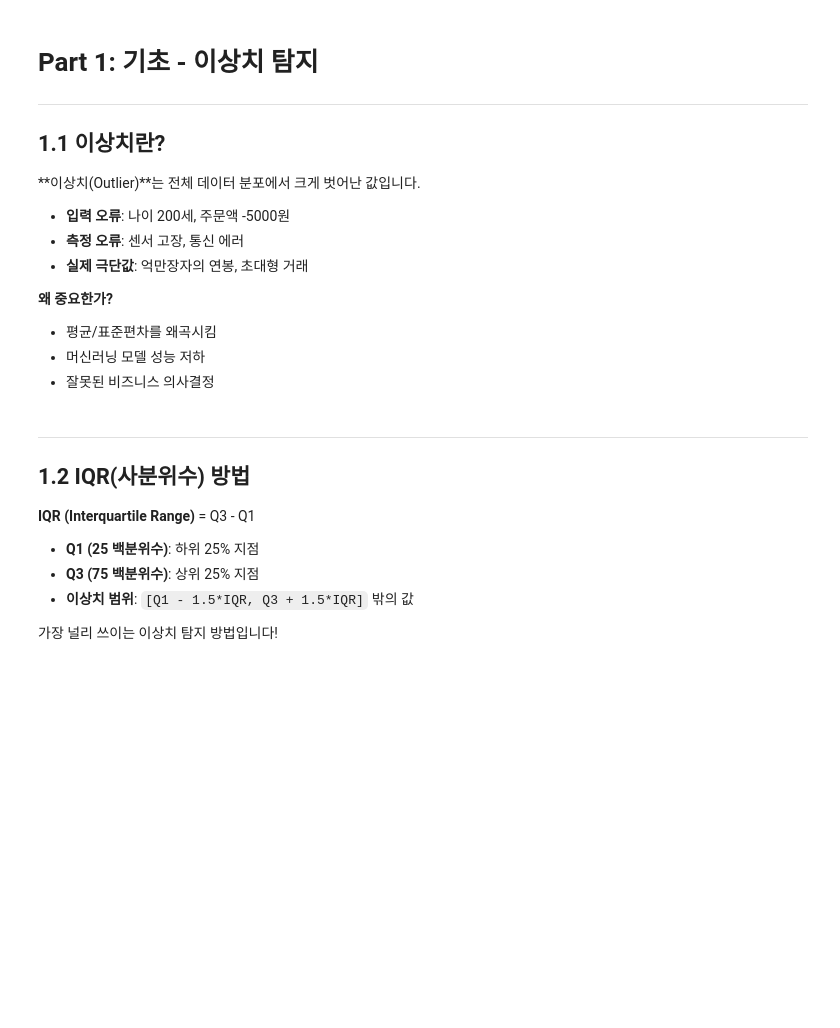
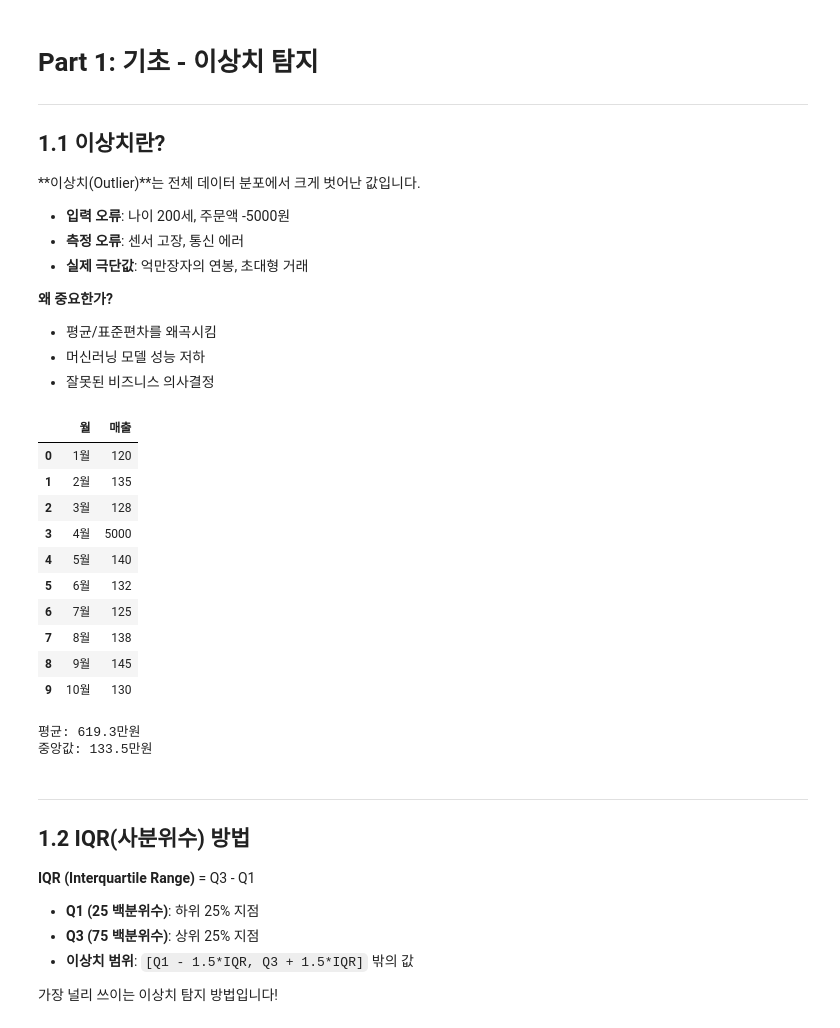
Before and after one commit to bookschooler/DS-newbie, a Jupyter notebook: week2/Day5_1_이상치_및_데이터_정제_Outliers_Cleaning.ipynb, the cells around one changed output. Cells and saved outputs as stored; diff of their text form; code cells hidden in the pictures; blank space fills up the shorter version.

```diff
--- a/week2/Day5_1_이상치_및_데이터_정제_Outliers_Cleaning.ipynb
+++ b/week2/Day5_1_이상치_및_데이터_정제_Outliers_Cleaning.ipynb
@@ -50,18 +55,30 @@
 # %%
-import pandas as pd
-import numpy as np
-import plotly.express as px
-import plotly.graph_objects as go
 
 # 샘플 데이터: 월별 매출 (단위: 만원)
 sales_data = pd.DataFrame({
     '월': ['1월', '2월', '3월', '4월', '5월', '6월', '7월', '8월', '9월', '10월'],
     '매출': [120, 135, 128, 5000, 140, 132, 125, 138, 145, 130]  # 4월에 이상치!
 })
 
-print(sales_data)
-print(f"\n평균: {sales_data['매출'].mean():.1f}만원")  # 이상치 때문에 왜곡됨
-print(f"중앙값: {sales_data['매출'].median():.1f}만원")  # 이상치에 강함
+sales_data
+# %% [output]
+|  | 월 | 매출 |
+| 0 | 1월 | 120 |
+| 1 | 2월 | 135 |
+| 2 | 3월 | 128 |
+| 3 | 4월 | 5000 |
+| 4 | 5월 | 140 |
+| 5 | 6월 | 132 |
+| 6 | 7월 | 125 |
+| 7 | 8월 | 138 |
+| 8 | 9월 | 145 |
+| 9 | 10월 | 130 |
+# %%
+print(f"평균: {sales_data['매출'].mean():.1f}만원")  # 이상치 때문에 왜곡됨
+print(f"중앙값: {sales_data['매출'].median():.1f}만원")  # 이상치에 강함
+# %% [output]
+평균: 619.3만원
+중앙값: 133.5만원
 # %% [markdown]
 ---
 
```
Also changed, not shown: parts of 29 cells of this notebook, 5 other files.
